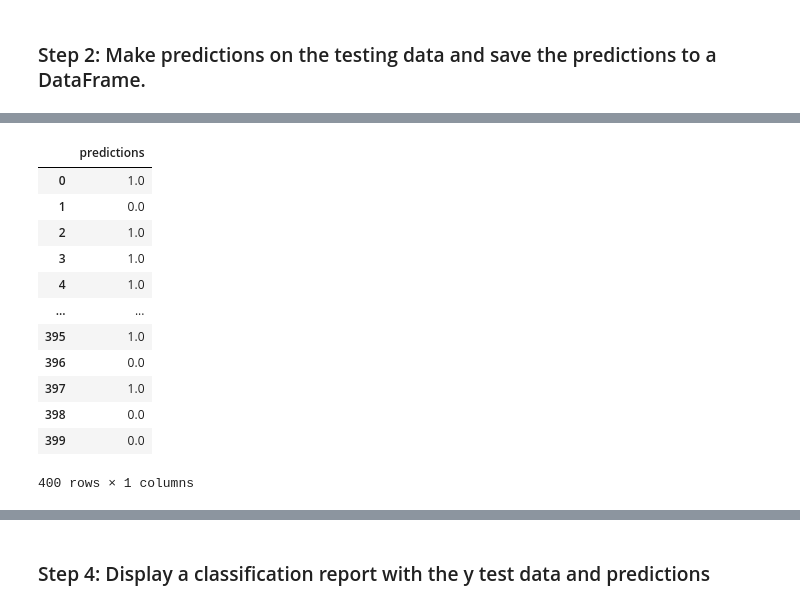
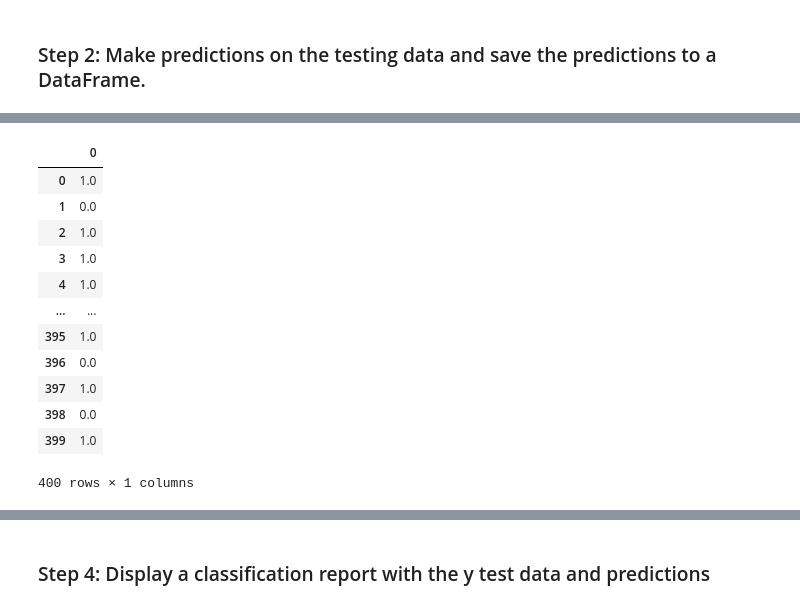
Before and after one commit to sowmyarshetty/neural-network-challenge-1, a Jupyter notebook: student_loans_with_deep_learning.ipynb, the cells around one changed output, grey strips where cells are left out. Saved outputs shown, nothing was run; the diff lists cells and outputs as text; code cells hidden in the pictures.

```diff
--- a/student_loans_with_deep_learning.ipynb
+++ b/student_loans_with_deep_learning.ipynb
@@ -106,7 +106,7 @@ X_train_scaled = scaler.fit_transform(X_train)
 
 
 # Fit the scaler to the features training dataset
-X_test_scaled = scaler.transform(X_test)
+X_test_scaled = scaler.fit_transform(X_test)
 # %% [markdown]
 ---
 
@@ -241,14 +242,17 @@ nn.save(nn_model_path)
 ### Step 1: Reload your saved model.
 # %%
 # Set the model's file path
+nn_model_path = Path("student_loans.keras")
 
 
 # Load the model to a new object
+nn = tf.keras.models.load_model(nn_model_path)
 # %% [markdown]
 ### Step 2: Make predictions on the testing data and save the predictions to a DataFrame.
 # %%
 # Make predictions with the test data
-
+nn_predictions = nn.predict(X_test_scaled)
 
 # Display a sample of the predictions
+nn_predictions[:5]
 # %% [output]
@@ -261,7 +273,10 @@ array([[0.63573396],
 # %%
 # Save the predictions to a DataFrame and round the predictions to binary results
+nn_predictions_df = pd.DataFrame(nn_predictions)
+nn_predictions_df = nn_predictions_df.round(0)
+nn_predictions_df
 # %% [output]
-|  | predictions |
+|  | 0 |
 | 0 | 1.0 |
 | 1 | 0.0 |
 | 2 | 1.0 |
@@ -272,5 +287,5 @@ array([[0.63573396],
 | 396 | 0.0 |
 | 397 | 1.0 |
 | 398 | 0.0 |
-| 399 | 0.0 |
+| 399 | 1.0 |
 400 rows × 1 columns
```
Also changed, not shown: parts of 9 cells of this notebook.
